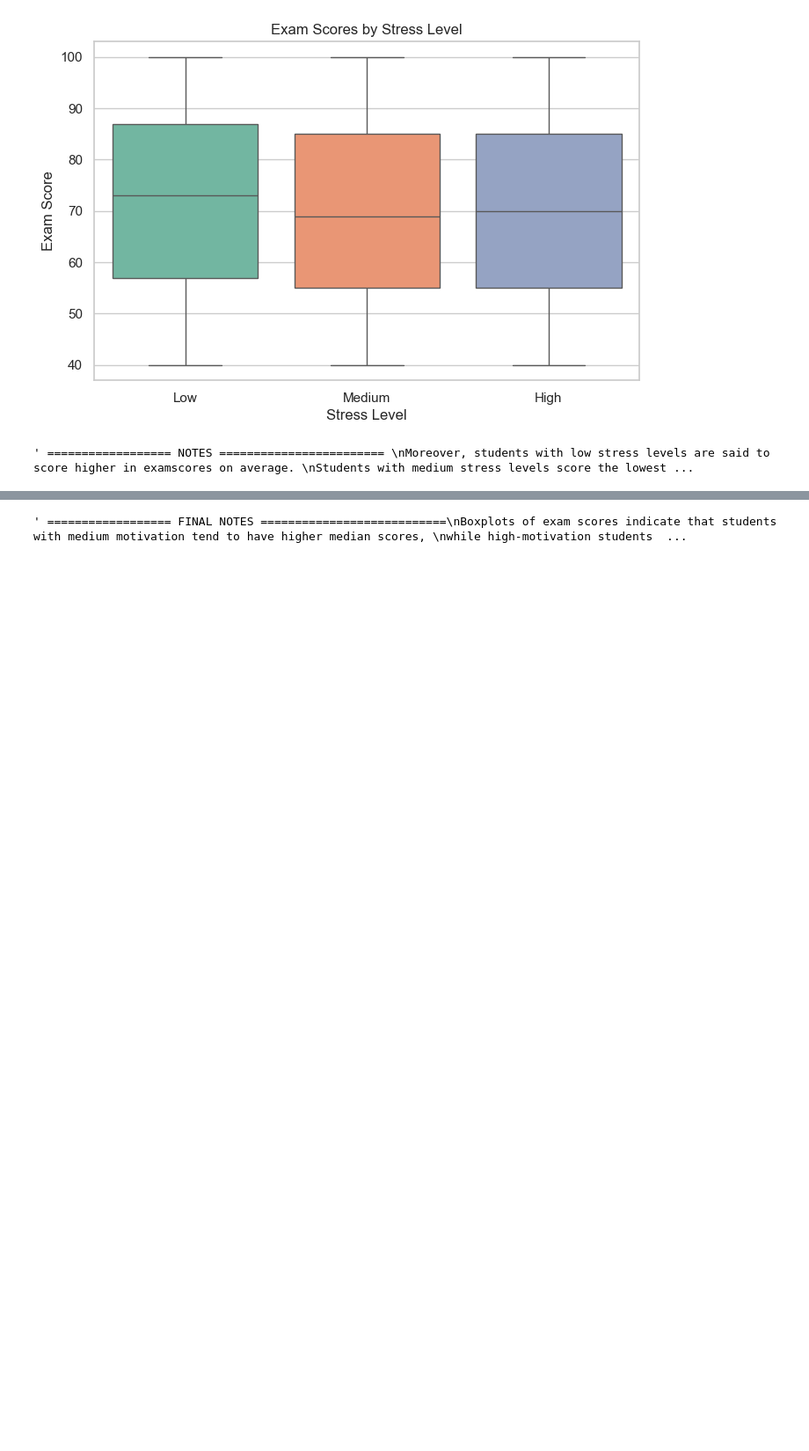
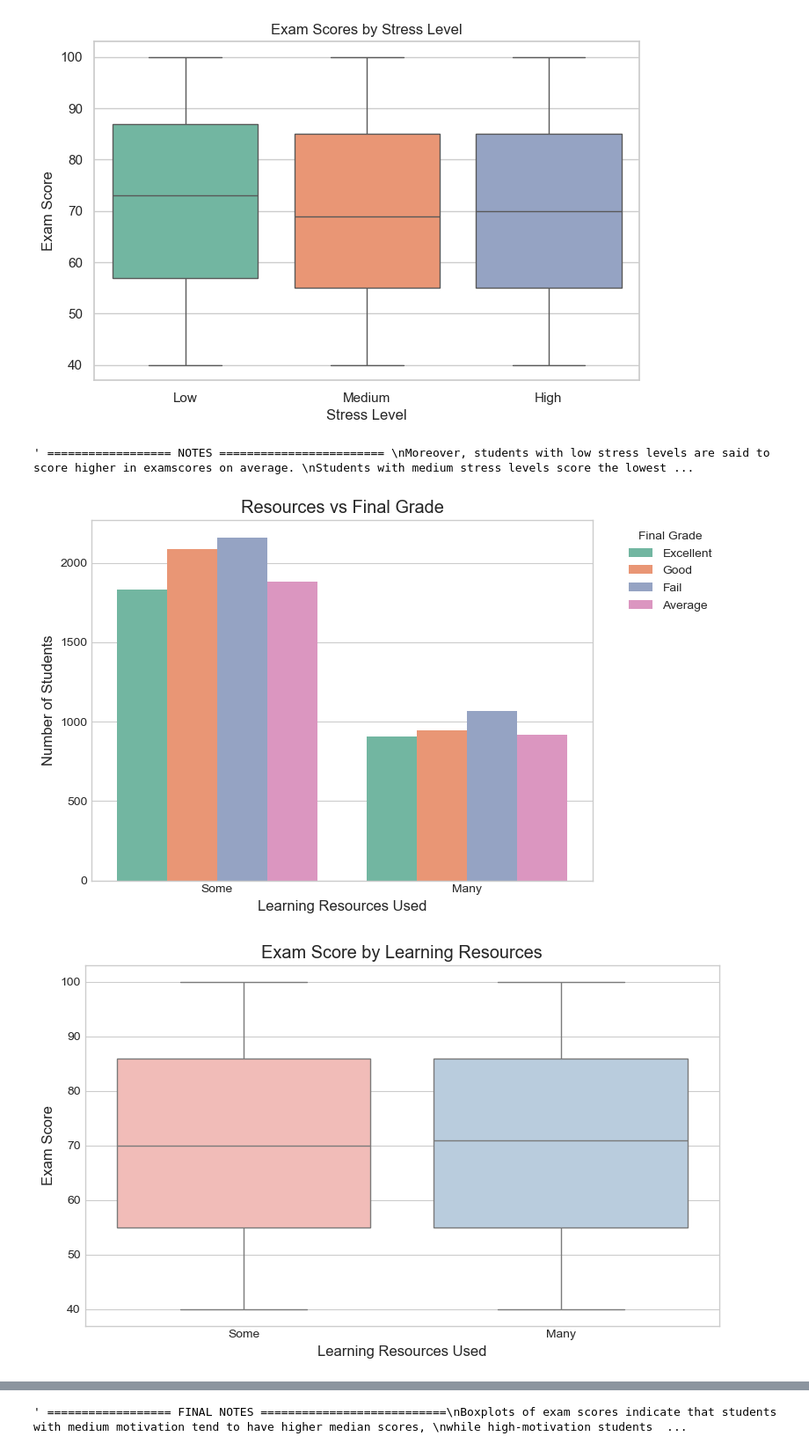
Before and after one commit to VIG2K3/BIG_DATA_PROJECT, a Jupyter notebook: EDA Analysis/Bivariate Analysis.ipynb, the cells around one changed output, grey strips where cells are left out. Shown at 88% size. Cells and saved outputs as stored; diff of their text form; code cells hidden in the pictures; blank space fills up the shorter version.

```diff
--- a/EDA Analysis/Bivariate Analysis.ipynb
+++ b/EDA Analysis/Bivariate Analysis.ipynb
@@ -261,3 +261,74 @@ RQ2: Correlation Between Engagement Factors
 [figure]
 [figure]
 ' ================== NOTES ======================== \nMoreover, students with low stress levels are said to score higher in examscores on average. \nStudents with medium stress levels score the lowest ...
+# %%
+# Bivariate Analysis - Research Question 2: Which factors show the strongest correlation with higher and lower student engagement?
+
+import seaborn as sns
+import matplotlib.pyplot as plt
+
+plt.style.use('seaborn-v0_8-whitegrid')
+
+
+# Resources vs Final Grade
+plt.figure(figsize=(8,5))
+sns.countplot(x='resources', hue='finalgrade', data=df, palette='Set2')
+plt.title("Resources vs Final Grade")
+plt.xlabel("Learning Resources Used")
+plt.ylabel("Number of Students")
+plt.legend(title="Final Grade", bbox_to_anchor=(1.05, 1), loc='upper left')
+plt.tight_layout()
+plt.show()
+
+
+# Resources vs Exam Score
+
+plt.figure(figsize=(8,5))
+sns.boxplot(x='resources', y='examscore', data=df, palette='Pastel1')
+plt.title("Exam Score by Learning Resources")
+plt.xlabel("Learning Resources Used")
+plt.ylabel("Exam Score")
+plt.tight_layout()
+plt.show()
+
+
+# Learning Style vs Final Grade
+plt.figure(figsize=(8,5))
+sns.countplot(x='learningstyle', hue='finalgrade', data=df, palette='coolwarm')
+plt.title("Learning Style vs Final Grade")
+plt.xlabel("Learning Style")
+plt.ylabel("Number of Students")
+plt.legend(title="Final Grade", bbox_to_anchor=(1.05, 1), loc='upper left')
+plt.tight_layout()
+plt.show()
+
+# Learning Style vs Exam Score
+plt.figure(figsize=(8,5))
+sns.boxplot(x='learningstyle', y='examscore', data=df, palette='coolwarm')
+plt.title("Exam Score by Learning Style")
+plt.xlabel("Learning Style")
+plt.ylabel("Exam Score")
+plt.tight_layout()
+plt.show()
+
+# Discussions vs Final Grade
+plt.figure(figsize=(8,5))
+sns.countplot(x='discussions', hue='finalgrade', data=df, palette='Set3')
+plt.title("Discussions vs Final Grade")
+plt.xlabel("Participation in Discussions")
+plt.ylabel("Number of Students")
+plt.legend(title="Final Grade", bbox_to_anchor=(1.05, 1), loc='upper left')
+plt.tight_layout()
+plt.show()
+
+# Discussions vs Exam Score
+plt.figure(figsize=(8,5))
+sns.boxplot(x='discussions', y='examscore', data=df, palette='Set3')
+plt.title("Exam Score by Discussion Participation")
+plt.xlabel("Participation in Discussions")
+plt.ylabel("Exam Score")
+plt.tight_layout()
+plt.show()
+# %% [output]
+[figure, added]
+[figure, added]
```
Also changed, not shown: parts of 5 cells of this notebook, 2 other files.
